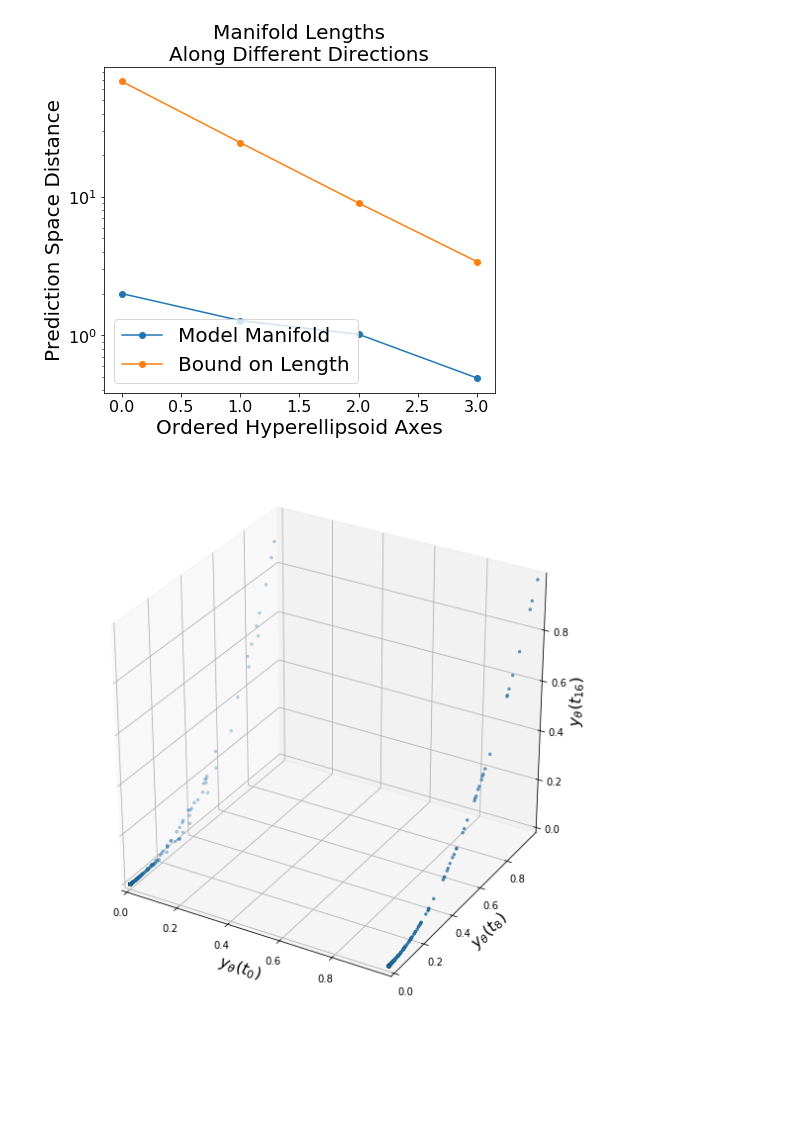
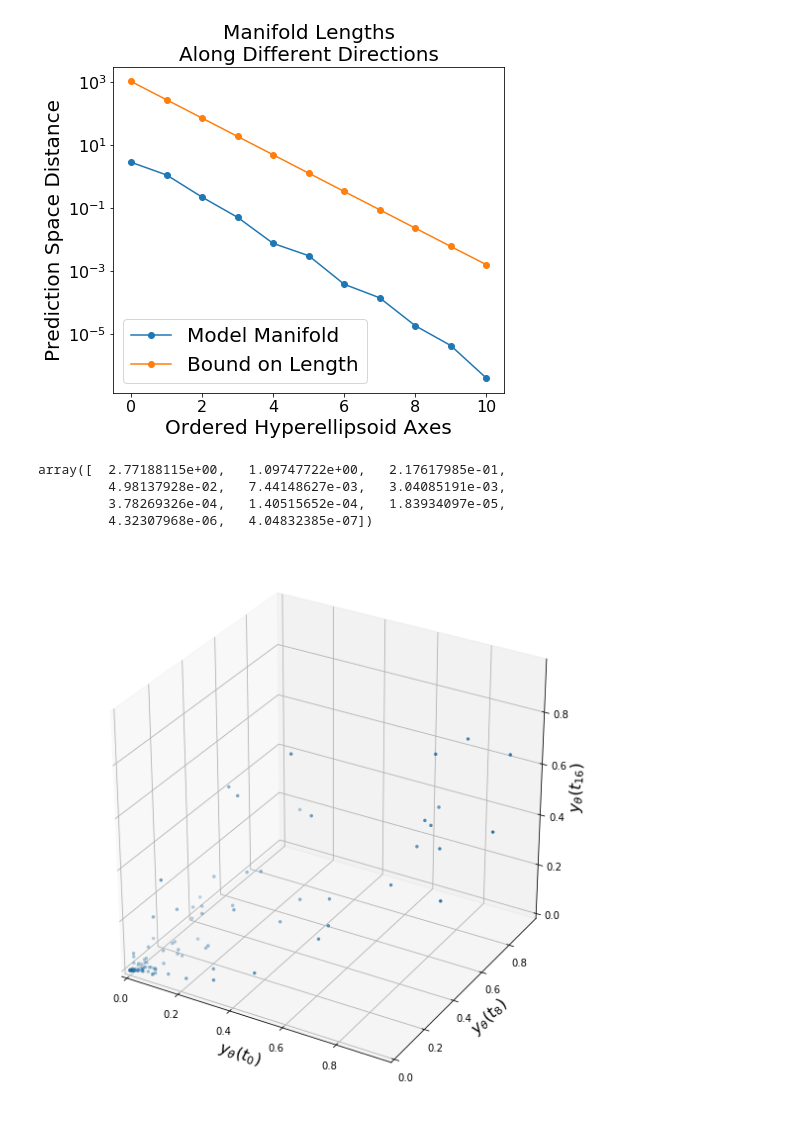
Before and after one commit to katnquinn/Bounding_Model_Predictions, a Jupyter notebook: SIR.ipynb, the cells around one changed output. Saved outputs shown, nothing was run; the diff lists cells and outputs as text; code cells hidden in the pictures; blank space fills up the shorter version.

```diff
--- a/SIR.ipynb
+++ b/SIR.ipynb
@@ -59,11 +61,13 @@ dR_sym = gamma_sym*I_sym(t_sym)
 derivSubs = [(sy.Derivative(S_sym(t_sym), t_sym),dS_sym),(sy.Derivative(I_sym(t_sym), t_sym),dI_sym)]
 
 derivs = [I_sym(t_sym),dI_sym]
-for i in range(2):
+for i in range(15):
     derivs.append(derivs[-1].diff(t_sym).subs(derivSubs))
-
-def evalDeriv(S,I,der):
-    S_sym, I_sym, R_sym, t_sym = sy.symbols("S_sym I_sym R_sym t_sym")
-    dS_sym, dI_sym, dR_sym = sy.symbols("dS_sym dI_sym dR_sym")
-    beta_sym, gamma_sym = sy.symbols("beta_sym gamma_sym")
-    return np.array([der.subs([(I_sym(t_sym),I[i]),(S_sym(t_sym),S[i]),(beta_sym,beta),(gamma_sym,gamma)]) for i in range(len(S))])
+# %%
+def evalDeriv(S,I,beta,gamma,der):
+    S_sym, I_sym, R_sym, t_sym = sy.symbols("S_sym I_sym R_sym t_sym")
+    dS_sym, dI_sym, dR_sym = sy.symbols("dS_sym dI_sym dR_sym")
+    beta_sym, gamma_sym = sy.symbols("beta_sym gamma_sym")
+    return np.array([der.subs([(I_sym(t_sym),I[i]),(S_sym(t_sym),S[i]),(beta_sym,beta),(gamma_sym,gamma)]) for i in range(len(S))])
+
+len(derivs)
@@ -83,36 +89,36 @@ def SIR(beta, gamma, I0, xList):
     S, I, R = ret.T
     return np.array([S, I]).T
 
-def useParams(S,I,xList,C=1,R=2):
+def useParams(S,I,xList,beta,gamma,C=1,R=2):
     for i in range(len(xList)):
         der = derivs[i]
-        terms = abs(evalDeriv(S,I,der)/math.factorial(i))
+        terms = abs(evalDeriv(S,I,beta,gamma,der)/math.factorial(i))
         for t in terms:
-            print(t,C*R**(-i))
             if t > C*R**(-i):
                 return False
     return True
 
 def findParam(xList,betaRange,gammaRange,C=1,R=2):
-    beta = betaRange*np.random.rand()
-    gamma = gammaRange*np.random.rand()
+    beta = betaRange*random.random()
+    gamma = gammaRange*random.random()
     I0 = np.random.rand()
 
     pointVals = SIR(beta,gamma,I0,xList)
     S,I = pointVals.T
 
-    if useParams(S,I,xList,C=C,R=R):
-        return {'xList':xList,'I':I,'S':S}
+    if useParams(S,I,xList,beta,gamma,C=C,R=R):
+        return {'xList':xList,'I':I,'S':S,'beta':beta,'gamma':gamma}
 # %%
-xList = np.linspace(0, 2, len(derivs))
+xList = np.linspace(0, 2, 11)
 
-betaRange = 50.0
-gammaRange = 50.0
+betaRange = 15.0
+gammaRange = 15.0
 C=1
 R=2
 
+start_time = time.time()
 
-points = Parallel(n_jobs=8)(delayed(findParam)(xList,betaRange,gammaRange,C=C,R=R) for i in range(5*10**5))
+points = Parallel(n_jobs=14)(delayed(findParam)(xList,betaRange,gammaRange,C=C,R=R) for i in range(300*10**4))
 
 sampledPoints = []
 for p in points:
@@ -121,3 +127,5 @@ for p in points:
 
 print(len(points))
 print(len(sampledPoints))
+elapsed_time = time.time() - start_time
+print(time.strftime("%H:%M:%S", time.gmtime(elapsed_time)))
@@ -205,35 +210,42 @@ plt.title('Manifold Lengths\nAlong Different Directions',fontsize=20)
 plt.legend(fontsize=20,loc='lower left')
 plt.show()
 # %% [output]
-[figure, old version]
+[figure, new version]
+# %%
+lengths
+# %% [output]
+array([  2.77188115e+00,   1.09747722e+00,   2.17617985e-01,
+         4.98137928e-02,   7.44148627e-03,   3.04085191e-03,
+         3.78269326e-04,   1.40515652e-04,   1.83934097e-05,
+         4.32307968e-06,   4.04832385e-07])
 # %%
 fig = plt.figure(figsize=(10,10))
 ax = fig.add_subplot(111, projection='3d')
 
 #proj = np.dot([p['pointVals'] for p in sampledPoints0],u)
 
 allPoints = np.array([p['I'] for p in sampledPoints])
 
 pointsX = allPoints[:,0]
-pointsY = allPoints[:,1]
-pointsZ = allPoints[:,2]
+pointsY = allPoints[:,5]
+pointsZ = allPoints[:,10]
 
 ax.scatter3D(pointsX,pointsY,pointsZ,color='C0',edgecolors='black',s=10,linewidth=0.1,label='Model Predictions')
 
 # Adjustment of the axes, so that they all have the same span:
 max_radius = max([max(pointsX),max(pointsY),max(pointsZ)])
 for axis in 'xyz':
     getattr(ax, 'set_{}lim'.format(axis))((0, max_radius))
 #ax.view_init(0,0)
 ax.set_xlabel(r'$y_{\theta}(t_{0})$',fontsize=16)
 ax.set_ylabel(r'$y_{\theta}(t_{8})$',fontsize=16)
 ax.set_zlabel(r'$y_{\theta}(t_{16})$',fontsize=16)
 
 plt.show()
 #trianglePlotBound(proj,['C1' for p in sampledPoints0],s,len(xList),dim=4)
 #trianglePlot(allPoints,['C1' for p in sampledPoints0],dim=5)
 # %% [output]
-[figure, old version]
+[figure, new version]
 # %%
 hullPoints = np.array([pointsX,pointsY,pointsZ]).T
 hull = ConvexHull(hullPoints)
```
Also changed, not shown: parts of 6 cells of this notebook, 1 other file.
